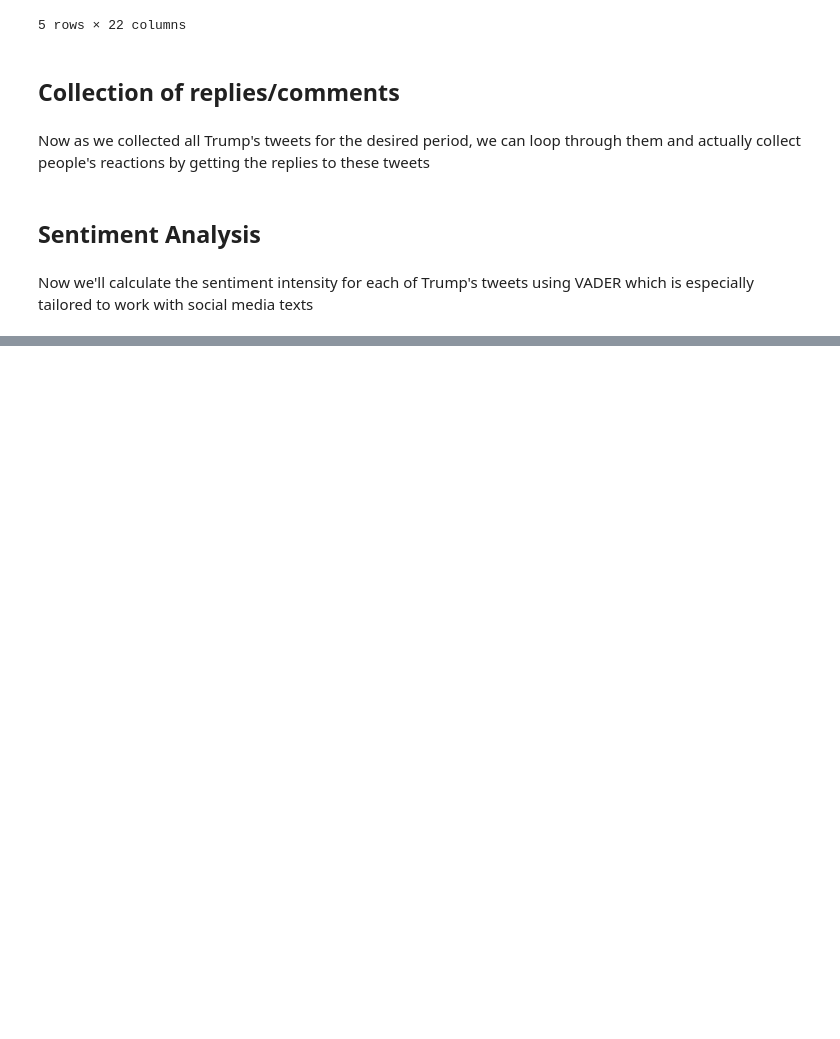
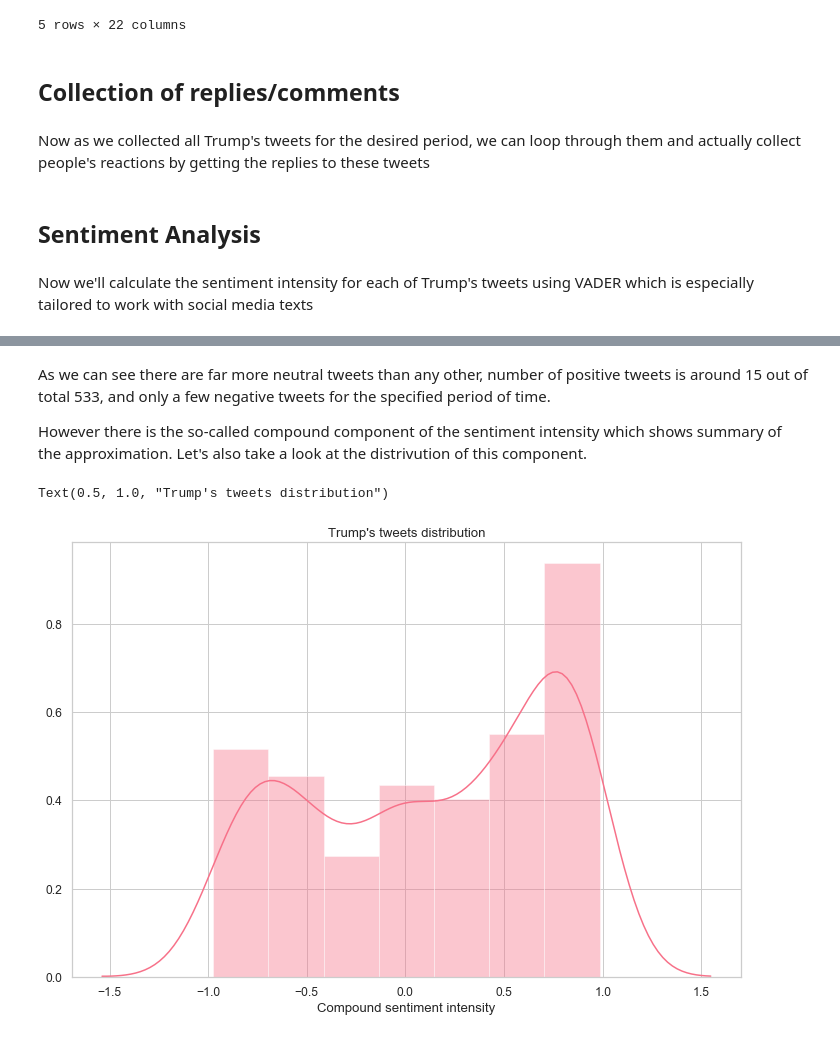
Before and after one commit to andrei-andrianov/trump-sentiment-analysis, a Jupyter notebook: Trump Sentiment Analysis.ipynb, the cells around one changed output, grey strips where cells are left out. Drawn from its saved outputs; the diff is of its cells as text; code cells hidden in the pictures; blank space fills up the shorter version.

```diff
--- a/Trump Sentiment Analysis.ipynb
+++ b/Trump Sentiment Analysis.ipynb
@@ -265,4 +301,11 @@ Now lets take a look at the distribution of positive/negative tweets
+# %% [markdown]
+As we can see there are far more neutral tweets than any other, number of positive tweets is around 15 out of total 533, and only a few negative tweets for the specified period of time.
+
+However there is the so-called compound component of the sentiment intensity which shows summary of the approximation. Let's also take a look at the distrivution of this component.
 # %%
-sns.distplot(df['pos'])
-plt.xlabel('Positive intensity')
-plt.title('Trump\'s positive tweets')
+sns.distplot(df['compound'])
+plt.xlabel('Compound sentiment intensity')
+plt.title('Trump\'s tweets distribution')
+# %% [output]
+Text(0.5, 1.0, "Trump's tweets distribution")
+[figure, added]
```
Also changed, not shown: parts of 11 cells of this notebook.
